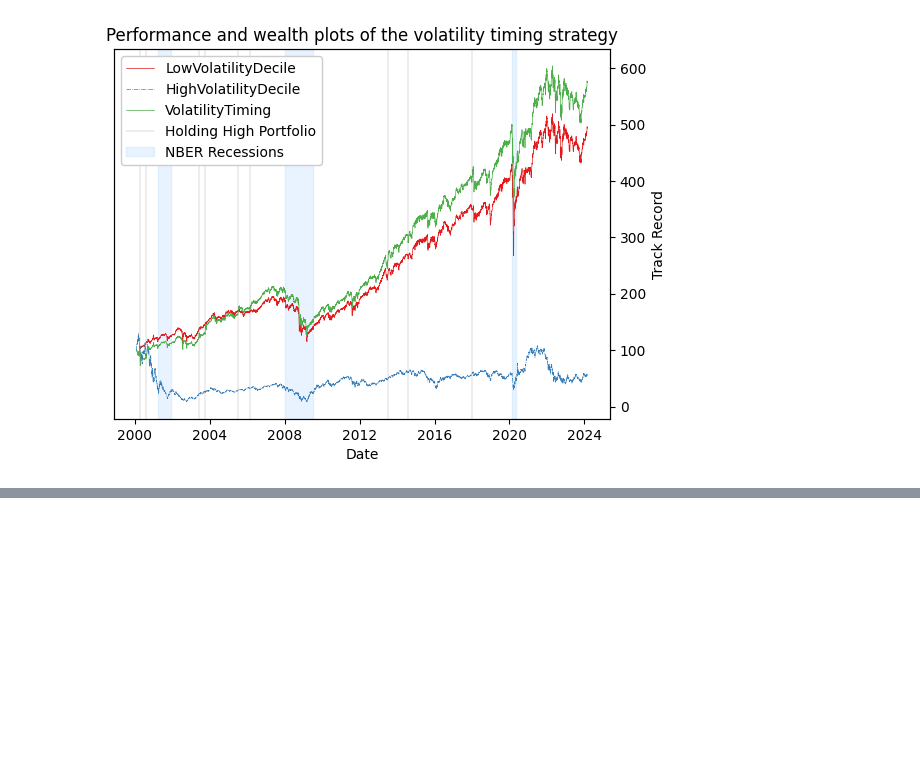
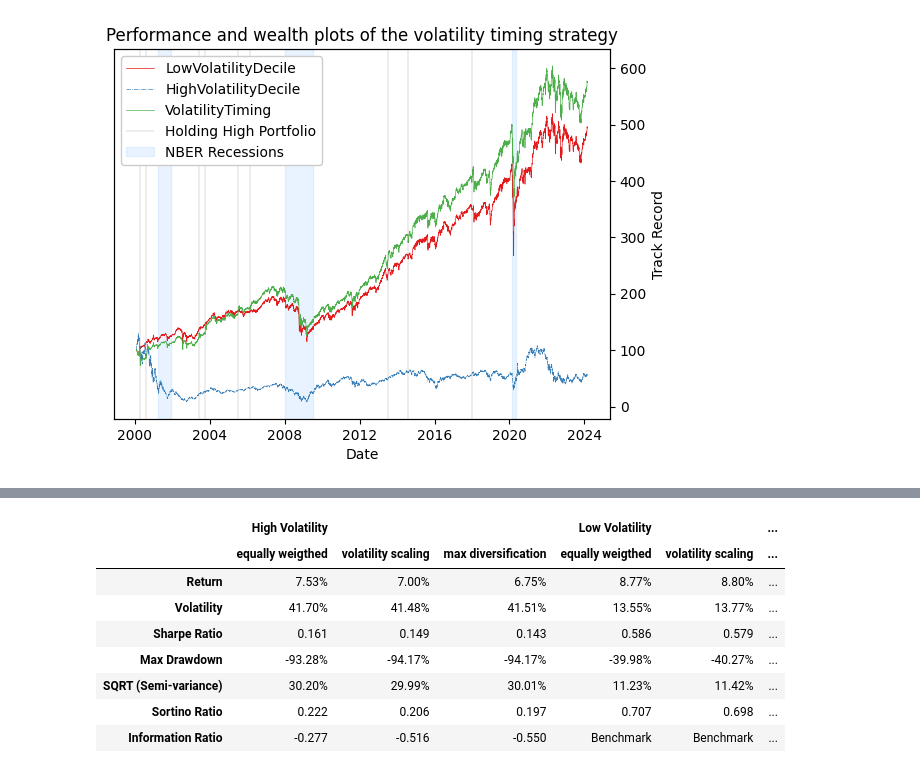
Before and after one commit to NaimLehbiben/Python-API-Bloomberg, a Jupyter notebook: Notebook.ipynb, the cells around one changed output, grey strips where cells are left out. Saved outputs shown, nothing was run; the diff lists cells and outputs as text; code cells hidden in the pictures; blank space fills up the shorter version.

```diff
--- a/Notebook.ipynb
+++ b/Notebook.ipynb
@@ -167,0 +209,20 @@ perf_metrics_with_tc_df =IndexPlotter.display_asset_indices_metrics(asset_indice
+# %%
+perf_metrics_vol_scaling_df = IndexPlotter.display_asset_indices_metrics(asset_indices_vol_scaling_all,
+                                                                     other_data, risk_free_rate_ticker)
+
+perf_metrics_max_div_df = IndexPlotter.display_asset_indices_metrics(asset_indices_max_div_all,
+                                                                     other_data, risk_free_rate_ticker)
+# %%
+IndexPlotter.display_joint_metrics(perf_metrics_df, perf_metrics_vol_scaling_df,  perf_metrics_max_div_df,
+                                   label_names=['High Volatility','Low Volatility','Volatility Timing'],
+                                   column_names=["equally weigthed", "volatility scaling","max diversification"])
+# %% [output]
+|  | High Volatility |  |  | Low Volatility |  | ... |
+|  | equally weigthed | volatility scaling | max diversification | equally weigthed | volatility scaling | ... |
+| Return | 7.53% | 7.00% | 6.75% | 8.77% | 8.80% | ... |
+| Volatility | 41.70% | 41.48% | 41.51% | 13.55% | 13.77% | ... |
+| Sharpe Ratio | 0.161 | 0.149 | 0.143 | 0.586 | 0.579 | ... |
+| Max Drawdown | -93.28% | -94.17% | -94.17% | -39.98% | -40.27% | ... |
+| SQRT (Semi-variance) | 30.20% | 29.99% | 30.01% | 11.23% | 11.42% | ... |
+| Sortino Ratio | 0.222 | 0.206 | 0.197 | 0.707 | 0.698 | ... |
+| Information Ratio | -0.277 | -0.516 | -0.550 | Benchmark | Benchmark | ... |
```
Also changed, not shown: parts of 5 cells of this notebook, 10 other files.
